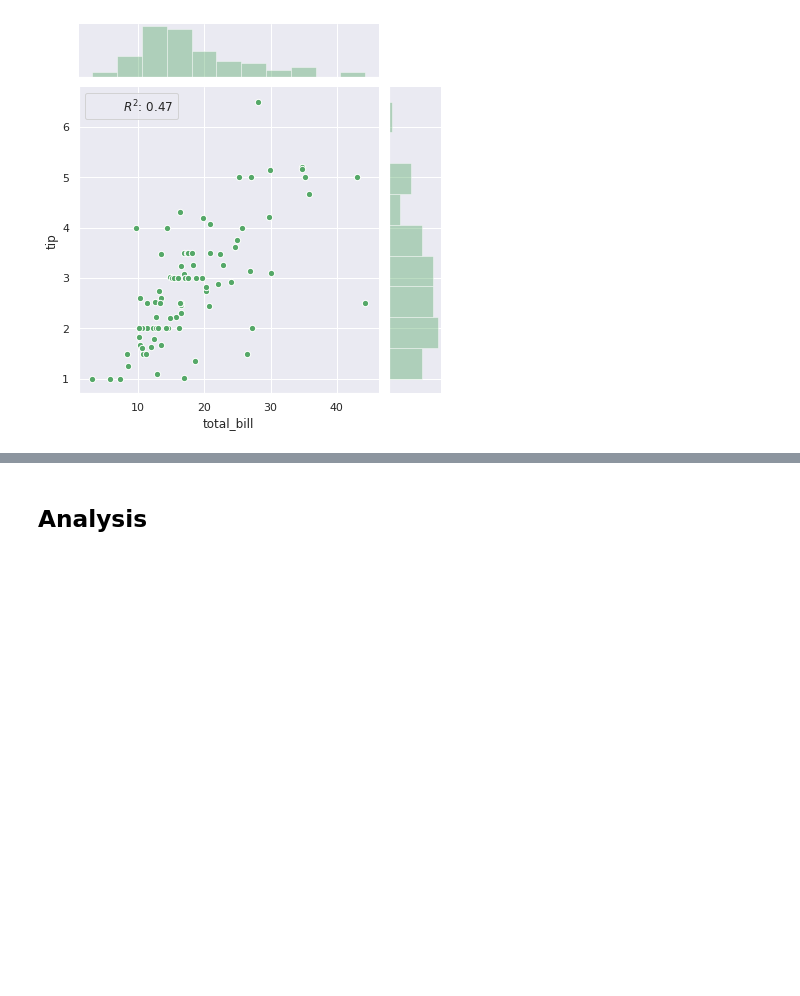
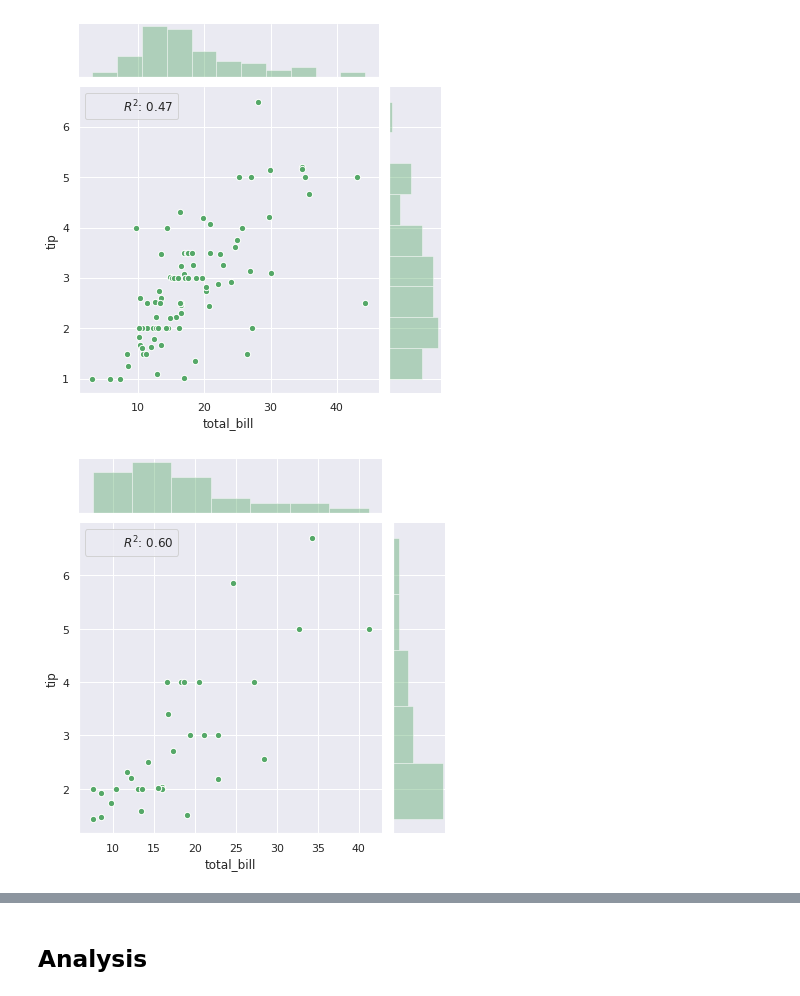
Before and after one commit to neadie/FundamentalsOfDataAnalysisProject, a Jupyter notebook: DataAnalyticsFundamentals.ipynb, the cells around one changed output, grey strips where cells are left out. Cells and saved outputs as stored; diff of their text form; code cells hidden in the pictures; blank space fills up the shorter version.

Commit message:
pearsons regression

```diff
--- a/DataAnalyticsFundamentals.ipynb
+++ b/DataAnalyticsFundamentals.ipynb
@@ -230,3 +230,11 @@ rsquare = lambda a, b: stats.pearsonr(a, b)[0] ** 2
 g = g.annotate(rsquare, template="{stat}: {val:.2f}",stat="$R^2$", loc="upper left", fontsize=12)
 # %% [output]
 [figure]
+# %%
+g = sns.JointGrid(x="total_bill", y="tip", data=(tips.loc[(tips.loc[:,'sex']== 'Male')  & (tips.loc[:,'time'] == 'Lunch')]))
+g = g.plot_joint(plt.scatter,color="g", s=40, edgecolor="white")
+g = g.plot_marginals(sns.distplot, kde=False, color="g")
+rsquare = lambda a, b: stats.pearsonr(a, b)[0] ** 2
+g = g.annotate(rsquare, template="{stat}: {val:.2f}",stat="$R^2$", loc="upper left", fontsize=12)
+# %% [output]
+[figure, added]
```
Also changed, not shown: parts of 6 cells of this notebook.
